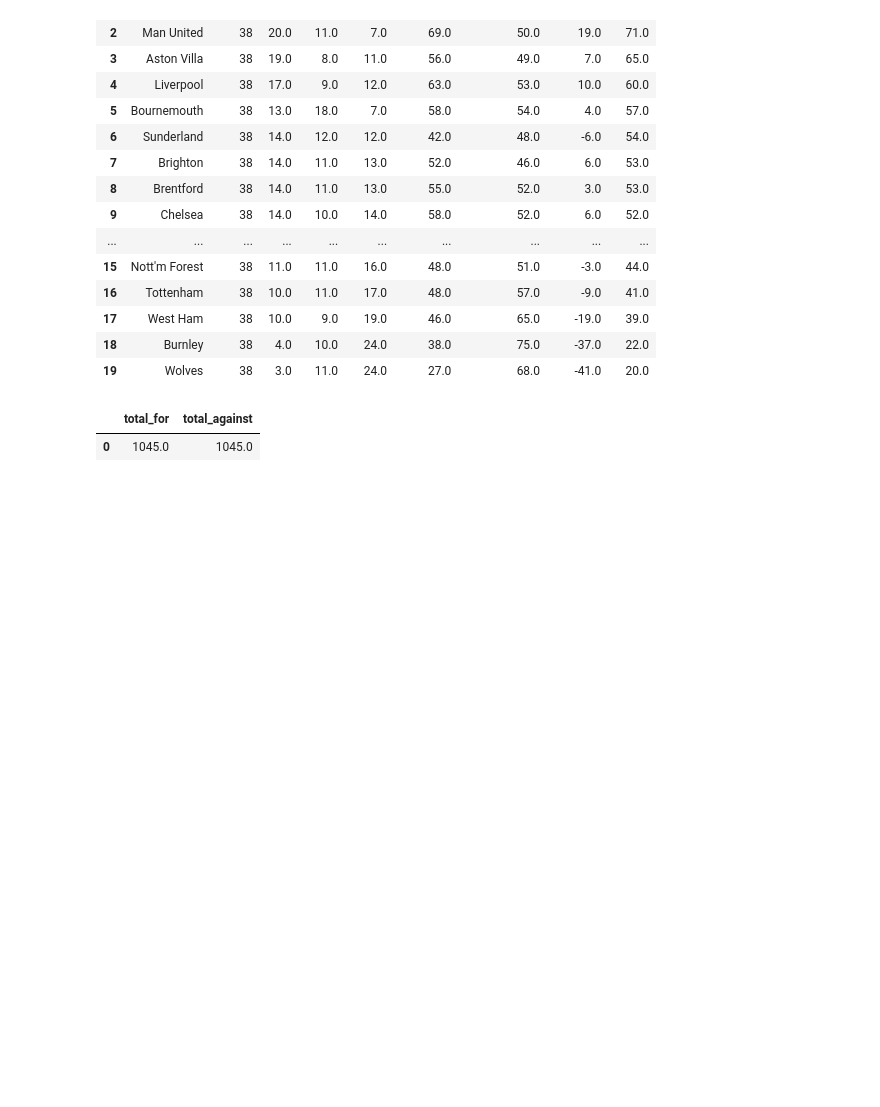
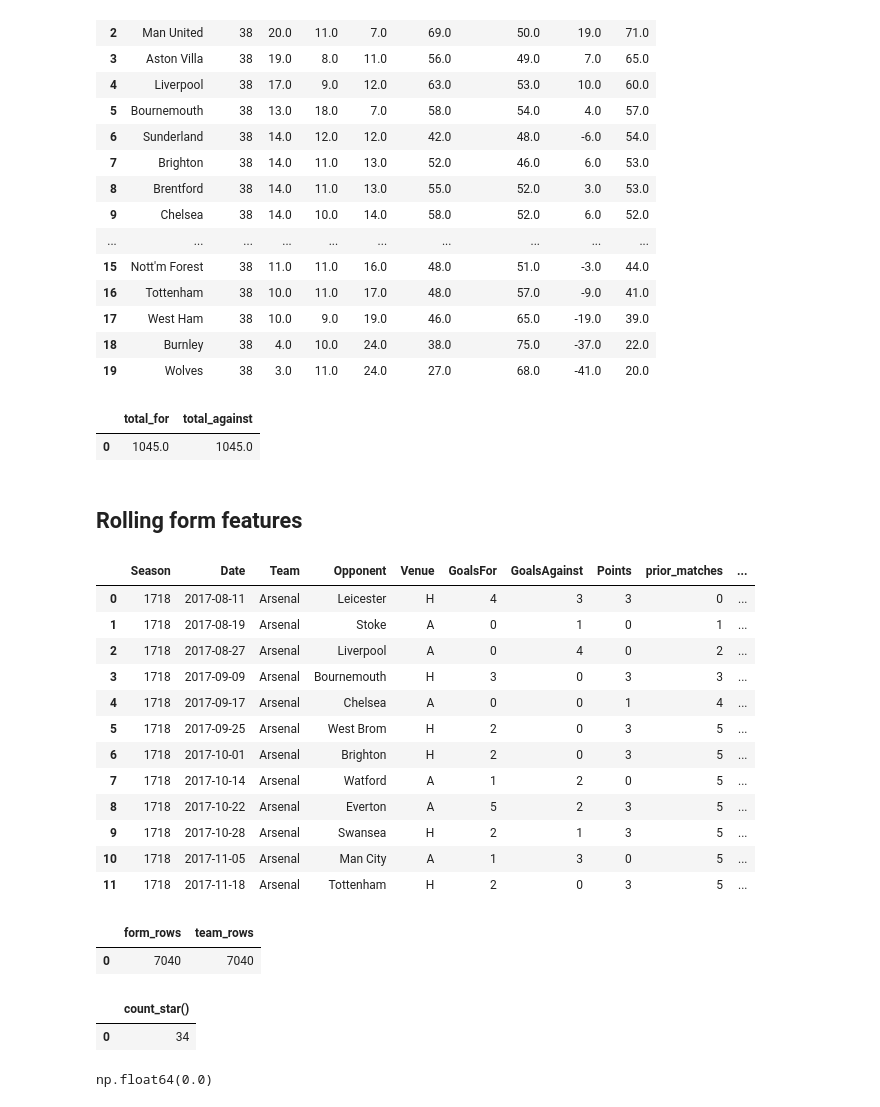
Before and after one commit to oelfatouaki/football-prediction, a Jupyter notebook: notebooks/03_sql.ipynb, the cells around one changed output. Cells and saved outputs as stored; diff of their text form; code cells hidden in the pictures; blank space fills up the shorter version.

```diff
--- a/notebooks/03_sql.ipynb
+++ b/notebooks/03_sql.ipynb
@@ -197,3 +197,5 @@ con.sql("""
 # %% [output]
 |  | total_for | total_against |
 | 0 | 1045.0 | 1045.0 |
+# %% [markdown]
+## Rolling form features
@@ -199,0 +222,43 @@ con.sql("""
+# %%
+con.sql("""
+    SELECT * FROM team_form
+    WHERE Team = 'Arsenal'
+    ORDER BY Date
+    LIMIT 12
+""").df()
+# %% [output]
+|  | Season | Date | Team | Opponent | Venue | GoalsFor | GoalsAgainst | Points | prior_matches | ... |
+| 0 | 1718 | 2017-08-11 | Arsenal | Leicester | H | 4 | 3 | 3 | 0 | ... |
+| 1 | 1718 | 2017-08-19 | Arsenal | Stoke | A | 0 | 1 | 0 | 1 | ... |
+| 2 | 1718 | 2017-08-27 | Arsenal | Liverpool | A | 0 | 4 | 0 | 2 | ... |
+| 3 | 1718 | 2017-09-09 | Arsenal | Bournemouth | H | 3 | 0 | 3 | 3 | ... |
+| 4 | 1718 | 2017-09-17 | Arsenal | Chelsea | A | 0 | 0 | 1 | 4 | ... |
+| 5 | 1718 | 2017-09-25 | Arsenal | West Brom | H | 2 | 0 | 3 | 5 | ... |
+| 6 | 1718 | 2017-10-01 | Arsenal | Brighton | H | 2 | 0 | 3 | 5 | ... |
+| 7 | 1718 | 2017-10-14 | Arsenal | Watford | A | 1 | 2 | 0 | 5 | ... |
+| 8 | 1718 | 2017-10-22 | Arsenal | Everton | A | 5 | 2 | 3 | 5 | ... |
+| 9 | 1718 | 2017-10-28 | Arsenal | Swansea | H | 2 | 1 | 3 | 5 | ... |
+| 10 | 1718 | 2017-11-05 | Arsenal | Man City | A | 1 | 3 | 0 | 5 | ... |
+| 11 | 1718 | 2017-11-18 | Arsenal | Tottenham | H | 2 | 0 | 3 | 5 | ... |
+# %%
+con.sql("""
+    SELECT (SELECT COUNT(*) FROM team_form) AS form_rows,
+           (SELECT COUNT(*) FROM team_matches) AS team_rows
+""").df()
+# %% [output]
+|  | form_rows | team_rows |
+| 0 | 7040 | 7040 |
+# %%
+con.sql("SELECT COUNT(*) FROM team_form WHERE prior_matches = 0").df()
+# %% [output]
+|  | count_star() |
+| 0 | 34 |
+# %%
+df = con.sql("SELECT * FROM team_form WHERE Team = 'Arsenal' ORDER BY Date").df()
+
+manual = df["Points"].shift(1).rolling(5).sum()    # shift(1) excludes the current match
+full = df["prior_matches"] == 5
+
+(df.loc[full, "points_last5"] - manual[full]).abs().max()    # should be 0
+# %% [output]
+np.float64(0.0)
```
Also changed, not shown: parts of 4 cells of this notebook.
